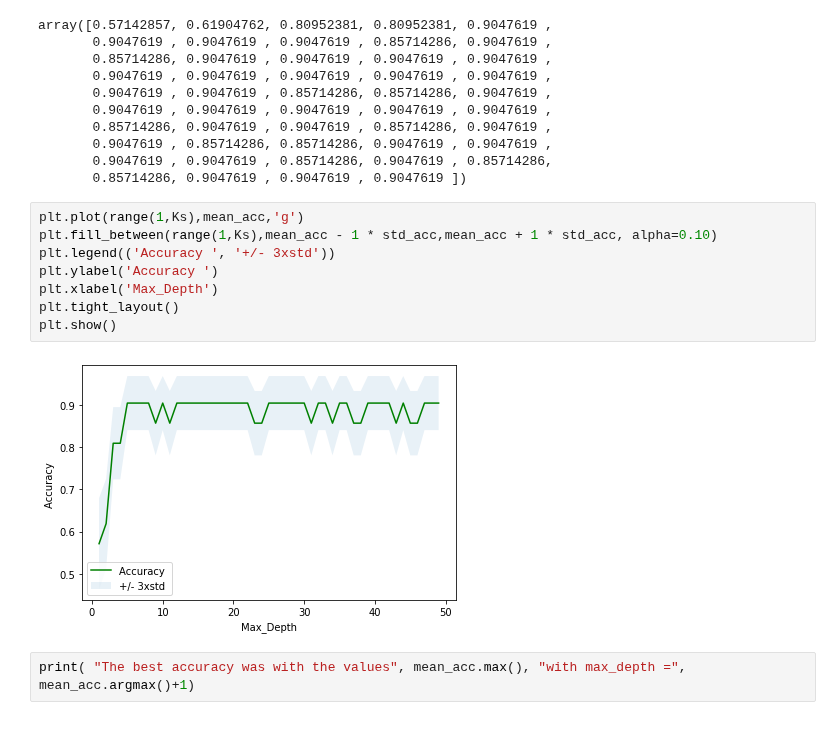
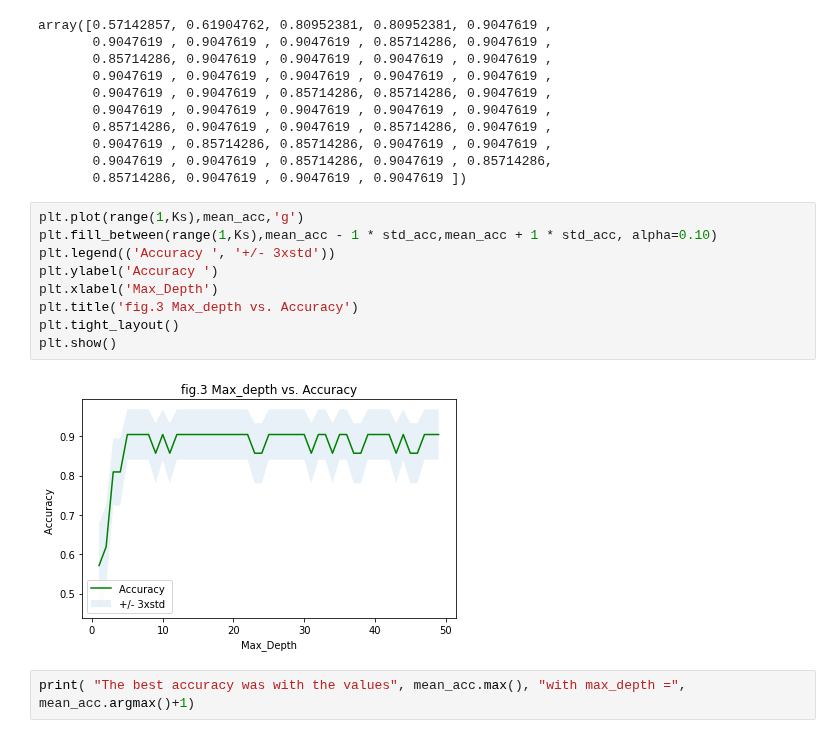
Before and after one commit to DSCI-310/DSCI-310-Group-7, a Jupyter notebook: zoo_analysis.ipynb, the cells around one changed output. Drawn from its saved outputs; the diff is of its cells as text.

```diff
--- a/zoo_analysis.ipynb
+++ b/zoo_analysis.ipynb
@@ -272,13 +273,14 @@ array([0.57142857, 0.61904762, 0.80952381, 0.80952381, 0.9047619 ,
 # %%
 plt.plot(range(1,Ks),mean_acc,'g')
 plt.fill_between(range(1,Ks),mean_acc - 1 * std_acc,mean_acc + 1 * std_acc, alpha=0.10)
 plt.legend(('Accuracy ', '+/- 3xstd'))
 plt.ylabel('Accuracy ')
 plt.xlabel('Max_Depth')
+plt.title('fig.3 Max_depth vs. Accuracy')
 plt.tight_layout()
 plt.show()
 # %% [output]
-[figure, old version]
+[figure, new version]
 # %%
 print( "The best accuracy was with the values", mean_acc.max(), "with max_depth =", mean_acc.argmax()+1)
 # %% [output]
```
Also changed, not shown: parts of 1 cell of this notebook.
